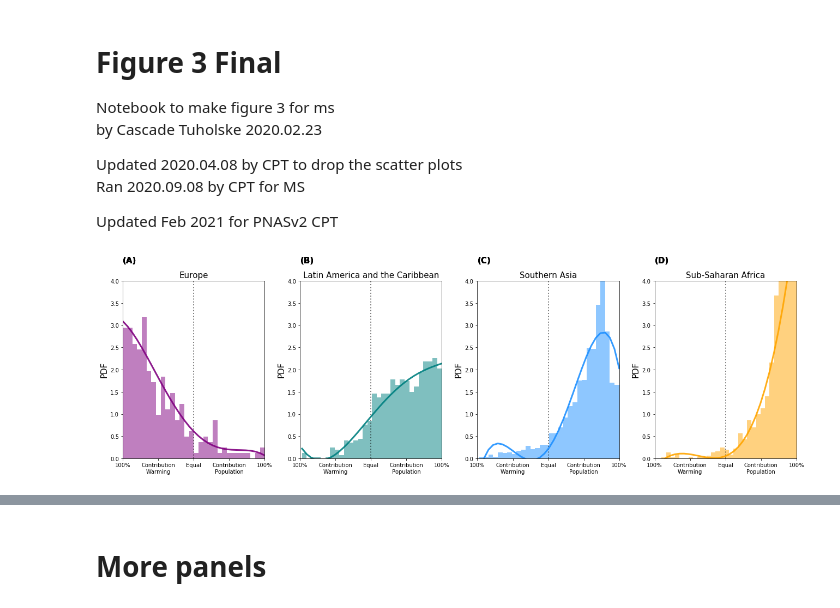
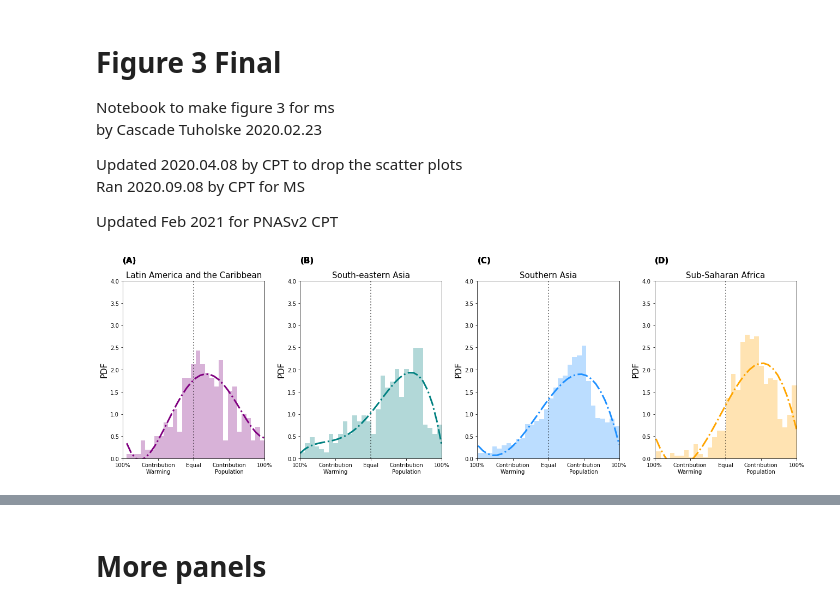
Before and after one commit to ecohydro/GlobalUrbanHeat, a Jupyter notebook: Notebooks/cpt_Fig3_Final.ipynb, the cells around one changed output, grey strips where cells are left out. Saved outputs shown, nothing was run; the diff lists cells and outputs as text; code cells hidden in the pictures.

Commit message:
fig 3 wbgt32 done

```diff
--- a/Notebooks/cpt_Fig3_Final.ipynb
+++ b/Notebooks/cpt_Fig3_Final.ipynb
@@ -31,32 +31,33 @@ DATA_IN = "/home/cascade/projects/UrbanHeat/data/processed/PNAS-DATA-v2/"  # Not
 FIG_OUT = "/home/cascade/projects/UrbanHeat/figures/"
 
 # Raw Heat
-FN_IN = 'WBGT28_1D_TREND_EXP05.json'
+FN_IN = 'WBGT32_1D_TREND_EXP05.json'
 HI_STATS = pd.read_json(DATA_IN+FN_IN, orient = 'split')
-FN_OUT = 'Fig3-WBGT23.png'
+FN_OUT = FIG_OUT+'Fig3-WBGT32_1D.png'
 # %%
 #### Chunk Data for plots -- see functions for warnings explained
 
-# Chunk 1
-geog1 = 'region'
-loc1 = 'Europe'
-chunk1 = HI_STATS[HI_STATS[geog1] == loc1]
+
+# # Chunk 1
+geog1 = 'sub-region'
+loc1 = 'Latin America and the Caribbean'
+chunk1 = HI_STATS[HI_STATS[geog2] == loc1]
 
 # # Chunk 2
 geog2 = 'sub-region'
-loc2 = 'Latin America and the Caribbean'
-chunk2 = HI_STATS[HI_STATS[geog2] == loc2]
+loc2 = 'South-eastern Asia'
+chunk2 = HI_STATS[HI_STATS[geog3] == loc2]
 
-# # Chunk 3
+
+# Chunk 3
 geog3 = 'sub-region'
 loc3 = 'Southern Asia'
-chunk3 = HI_STATS[HI_STATS[geog3] == loc3]
-
+chunk3 = HI_STATS[HI_STATS[geog4] == loc3]
 
 # Chunk 4
 geog4 = 'sub-region'
 loc4 = 'Sub-Saharan Africa'
-chunk4 = HI_STATS[HI_STATS[geog4] == loc4]
+chunk4 = HI_STATS[HI_STATS[geog1] == loc4]
 # %%
 #### Fig 3 Plot - 4 Panel CPT 2020.04.08 / Feb 2021 WBGT28 day
 
@@ -84,7 +85,7 @@ for i, df in enumerate(zip(df_list, color_list)):
 
     # Git data for hist and poly fit
     data = df[0]['coef_attrib_norm']
-    axs[i].hist(data, density = True, color = df[1], alpha = 0.50, bins = 30)
+    axs[i].hist(data, density = True, color = df[1], alpha = 0.30, bins = 30)
     x = axs[i].hist(data, density = True, color = df[1], alpha = 0, bins = 30)[1]
     y = axs[i].hist(data, density = True, color = df[1], alpha = 0, bins = 30)[0]
     y = np.insert(y, 0, y[0])
@@ -98,33 +99,33 @@ for i, df in enumerate(zip(df_list, color_list)):
     model.fit(x_poly, y)
     y_poly_pred = model.predict(x_poly)
     sort_axis = operator.itemgetter(0)
     sorted_zip = sorted(zip(x,y_poly_pred), key=sort_axis)
     x, y_poly_pred = zip(*sorted_zip)
-    axs[i].plot(x, y_poly_pred, alpha = 0.9, linewidth=3, color = color_list[i])
+    axs[i].plot(x, y_poly_pred, alpha = 1, linewidth=3, color = color_list[i], linestyle = '-.')
 
     # V line
     axs[i].vlines(x = 0.5, ymin = 0, ymax = 5, lw=2, linestyles = ':',
                   alpha = 0.5, color = 'black')
 
     #sns.kdeplot(data, color = df[1], ax = axs[i], **kwargs, legend = False) # kernel
     axs[i].set_title(loc_list[i], fontsize = 15)
     axs[i].set_xlim(xlim)
     axs[i].set_ylim(ylim)
     axs[i].set_ylabel('PDF', fontsize = 15)
     #axs[i].set_xlabel('% Warming                 % Population', fontsize = 15)
     axs[i].set_xticks(ticks);
     axs[i].set_xticklabels(labels)
 
     # add panel labels
     axs[0].text(0.00, 1.1, '(A)', transform=axs[0].transAxes, size=15, fontweight='bold')
     axs[0].text(1.25, 1.1, '(B)', transform=axs[0].transAxes, size=15, fontweight='bold')
     axs[0].text(2.5, 1.1, '(C)', transform=axs[0].transAxes, size=15, fontweight='bold')
     axs[0].text(3.75, 1.1, '(D)', transform=axs[0].transAxes, size=15, fontweight='bold')
 
 ### color bar on far left plot
 kwargs = {'anchor' : (-0.5, 0.5), 'fraction' : .01, 'shrink' : 2}
 fig.subplots_adjust(right=0.84)
 
-plt.savefig(FIG_OUT+FN_OUT, dpi = 300, bbox_inches='tight')
+plt.savefig(FN_OUT, dpi = 300, bbox_inches='tight')
 # %% [output]
-[figure, old version]
+[figure, new version]
```
Also changed, not shown: parts of 1 cell of this notebook, 1 other file.
